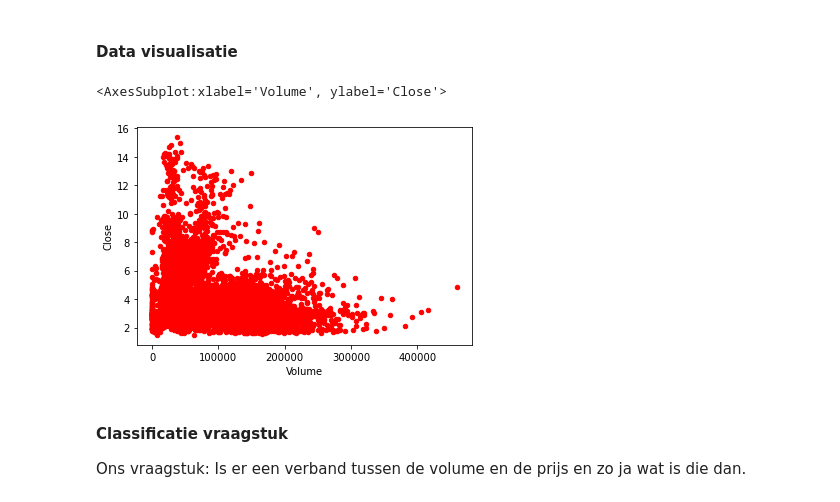
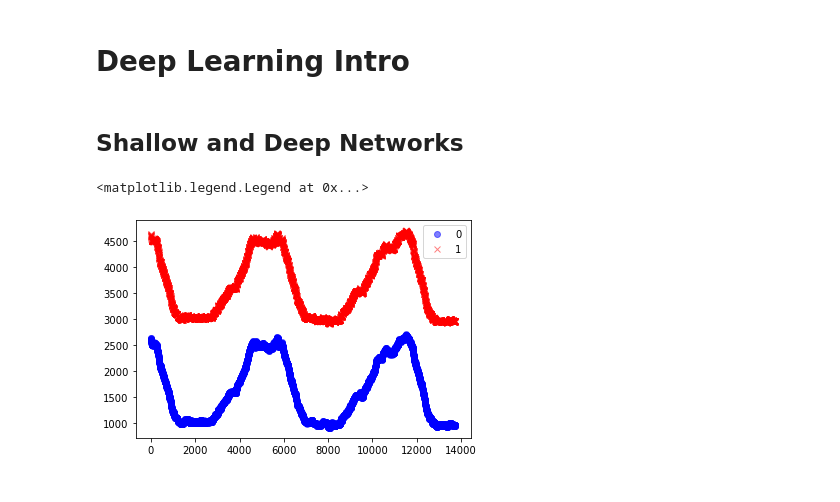
Before and after one commit to raouldeheer/zero_to_deep_learning_video, a Jupyter notebook: course/Uitwerkingen/Uitwerking opdracht 5.4.ipynb, the cells around one changed output. Drawn from its saved outputs; the diff is of its cells as text; code cells hidden in the pictures.

```diff
--- a/course/Uitwerkingen/Uitwerking opdracht 5.4.ipynb
+++ b/course/Uitwerkingen/Uitwerking opdracht 5.4.ipynb
@@ -5,9 +1,27 @@ from tensorflow.keras.optimizers import Adam, SGD
+# %% [markdown]
+# Deep Learning Intro
 # %%
 %matplotlib inline
 import matplotlib.pyplot as plt
 import pandas as pd
 import numpy as np
+# %% [markdown]
+## Shallow and Deep Networks
+# %%
+import pandas as pd
+
+data = pd.read_csv("../../data/tmp.csv")
+datacorrect = np.array(pd.read_csv("../../data/tmp2.csv")).flatten()
+
+dataarray = np.array(data)
+dataiscorrect = data[datacorrect==0]
+dataisincorrect = data[datacorrect==1]
+
+plt.plot(dataiscorrect["onlineplayers"], 'ob', alpha=0.5)
+plt.plot(dataisincorrect["onlineplayers"], 'xr', alpha=0.5)
+plt.legend(['0', '1'])
+# %% [output]
+<matplotlib.legend.Legend at 0x...>
+[figure, added]
 # %%
 from sklearn.model_selection import train_test_split
-# %% [markdown]
-#### Data visualisatie
@@ -20,8 +27,0 @@ y = naturalGas[['Close']].values
-# %%
-naturalGas.plot(kind='scatter', x = 'Volume', y = 'Close', color='red')
-# %% [output]
-<AxesSubplot:xlabel='Volume', ylabel='Close'>
-[figure, removed]
-# %% [markdown]
-#### Classificatie vraagstuk
- Ons vraagstuk: Is er een verband tussen de volume en de prijs en zo ja wat is die dan.
```
Also changed, not shown: parts of 14 cells of this notebook, 1 other file.
